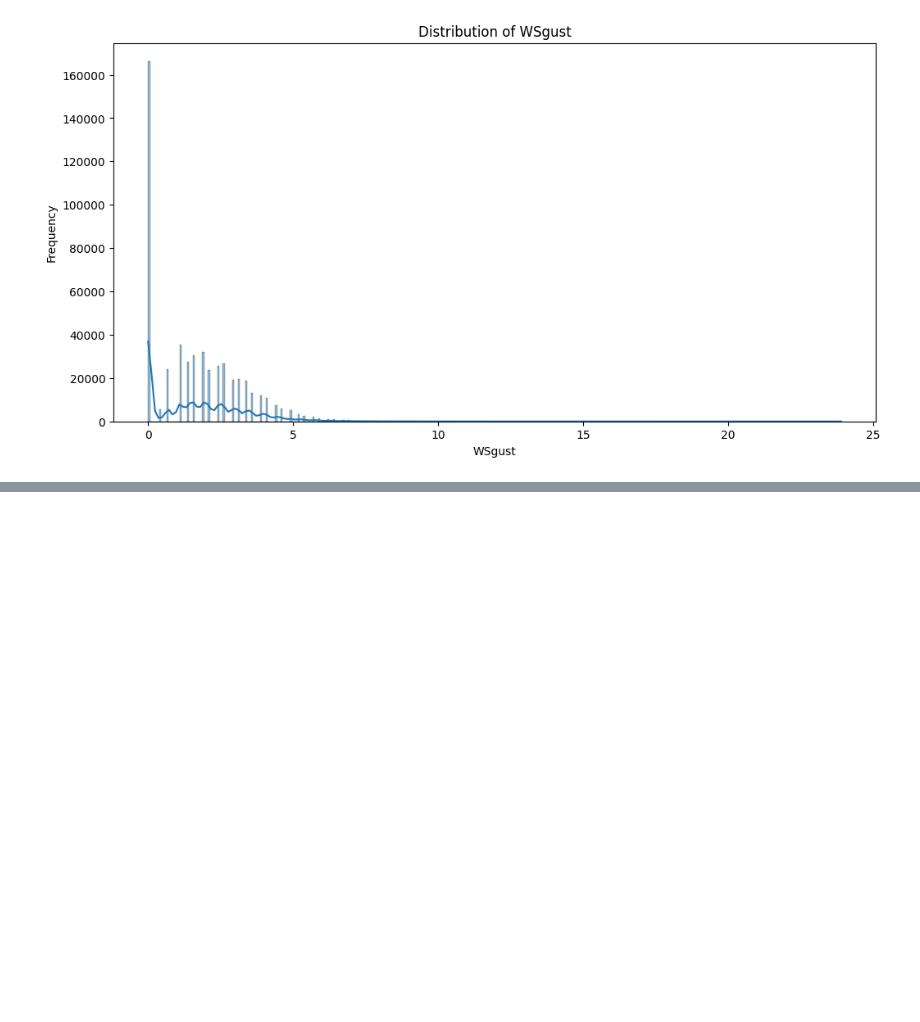
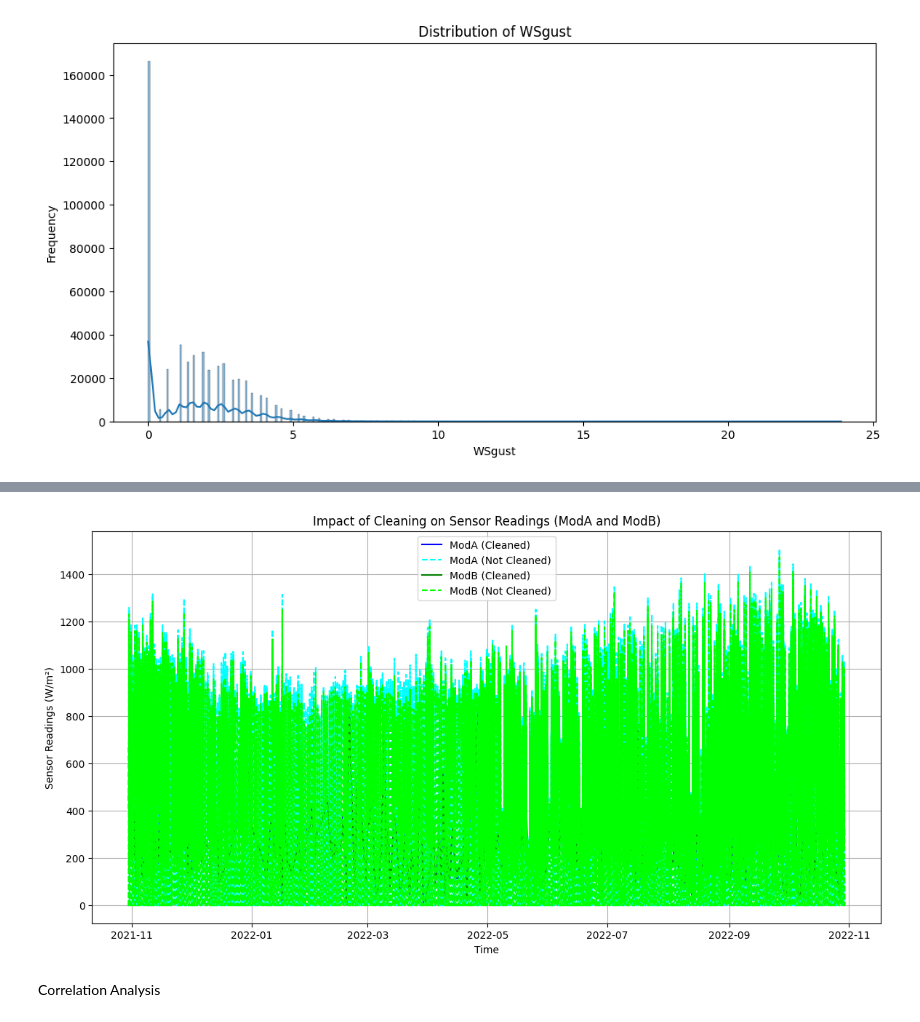
Before and after one commit to Wbam/Week0_Exercise, a Jupyter notebook: notebook/EDA.ipynb, the cells around one changed output, grey strips where cells are left out. Saved outputs shown, nothing was run; the diff lists cells and outputs as text; code cells hidden in the pictures; blank space fills up the shorter version.

```diff
--- a/notebook/EDA.ipynb
+++ b/notebook/EDA.ipynb
@@ -189,0 +246,22 @@ for column in columns_to_plot:
+# %%
+
+cleaned_data = radiation_data[radiation_data['Cleaning'] == 1]
+not_cleaned_data = radiation_data[radiation_data['Cleaning'] == 0]
+
+plt.figure(figsize=(14, 7))
+
+plt.plot(cleaned_data.index, cleaned_data['ModA'], label='ModA (Cleaned)', color='blue')
+plt.plot(not_cleaned_data.index, not_cleaned_data['ModA'], label='ModA (Not Cleaned)', color='cyan', linestyle='--')
+plt.plot(cleaned_data.index, cleaned_data['ModB'], label='ModB (Cleaned)', color='green')
+plt.plot(not_cleaned_data.index, not_cleaned_data['ModB'], label='ModB (Not Cleaned)', color='lime', linestyle='--')
+
+plt.title('Impact of Cleaning on Sensor Readings (ModA and ModB)')
+plt.xlabel('Time')
+plt.ylabel('Sensor Readings (W/m²)')
+plt.legend()
+plt.grid(True)
+plt.show()
+# %% [output]
+[figure, added]
+# %% [markdown]
+Correlation Analysis
```
Also changed, not shown: parts of 6 cells of this notebook.
